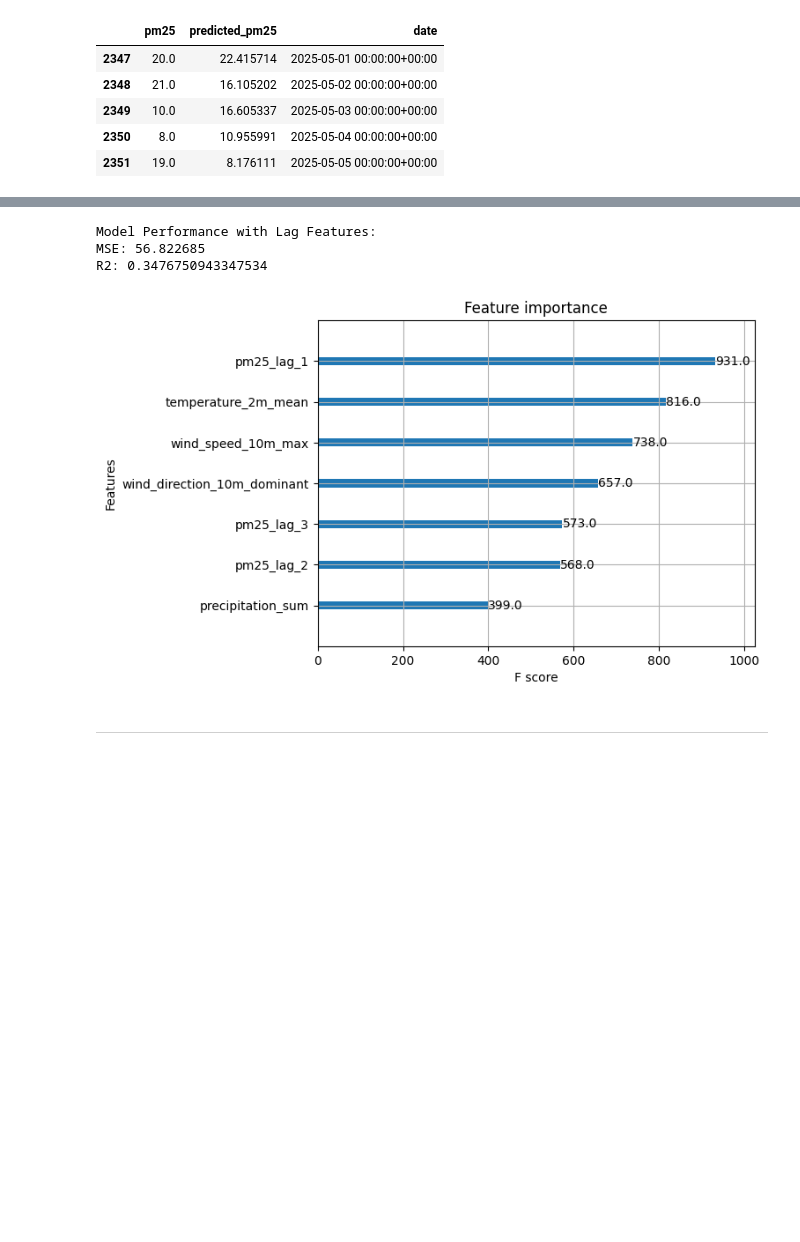
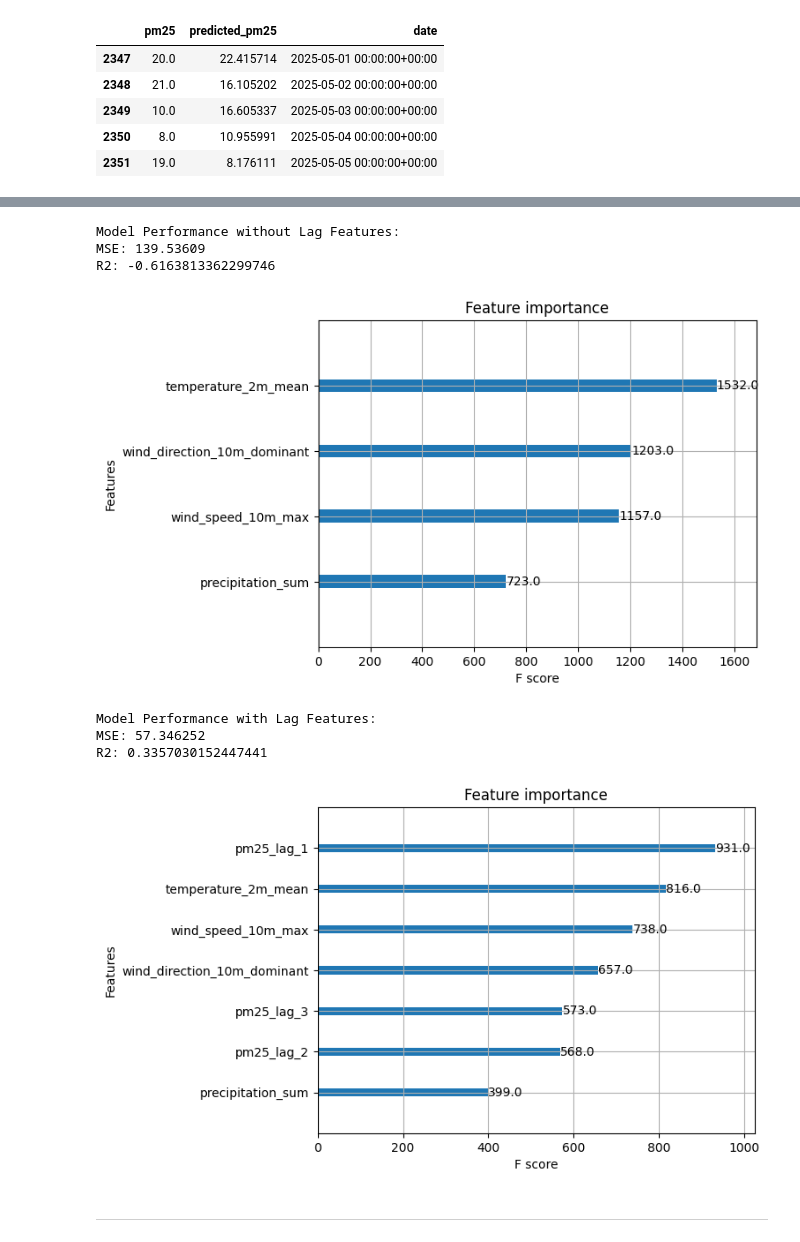
Before and after one commit to featurestorebook/mlfs-book, a Jupyter notebook: notebooks/airquality/3_air_quality_training_pipeline.ipynb, the cells around one changed output, grey strips where cells are left out. Cells and saved outputs as stored; diff of their text form; code cells hidden in the pictures; blank space fills up the shorter version.

```diff
--- a/notebooks/airquality/3_air_quality_training_pipeline.ipynb
+++ b/notebooks/airquality/3_air_quality_training_pipeline.ipynb
@@ -251,10 +316,19 @@ df.head(5)
 | 2351 | 19.0 | 8.176111 | 2025-05-05 00:00:00+00:00 |
 # %%
 # Creating a directory for the model artifacts if it doesn't exist
-model_dir = "air_quality_model"
-if not os.path.exists(model_dir):
-    os.mkdir(model_dir)
-images_dir = model_dir + "/images"
-if not os.path.exists(images_dir):
-    os.mkdir(images_dir)
+# ------- No LAG -------
+model_dir_no_lag = "air_quality_model_no_lag"
+if not os.path.exists(model_dir_no_lag):
+    os.mkdir(model_dir_no_lag)
+images_dir_no_lag = model_dir_no_lag + "/images"
+if not os.path.exists(images_dir_no_lag):
+    os.mkdir(images_dir_no_lag)
+
+# ------- LAG -------
+model_dir_lag = "air_quality_model_lag"
+if not os.path.exists(model_dir_lag):
+    os.mkdir(model_dir_lag)
+images_dir_lag = model_dir_lag + "/images"
+if not os.path.exists(images_dir_lag):
+    os.mkdir(images_dir_lag)
 # %%
@@ -266,20 +347,36 @@ plt.show()
 # %%
 # Plotting feature importances using the plot_importance function from XGBoost
 
+# ---------- NO LAG ------------
+# The model performance with lagged features.
+print(f"Model Performance without Lag Features:")
+print("MSE:", mse_no_lag)
+print("R2:", r2_no_lag)
+
+plot_importance(xgb_regressor_no_lag)
+feature_importance_path_no_lag = images_dir_no_lag + "/feature_importance_no_lag.png"
+plt.savefig(feature_importance_path_no_lag)
+plt.show()
+
+# ---------- LAG ------------
 # The model performance with lagged features.
 print(f"Model Performance with Lag Features:")
-print("MSE:", mse)
-print("R2:", r2)
+print("MSE:", mse_lag)
+print("R2:", r2_lag)
 
-plot_importance(xgb_regressor)
-feature_importance_path = images_dir + "/feature_importance.png"
-plt.savefig(feature_importance_path)
+plot_importance(xgb_regressor_lag)
+feature_importance_path_lag = images_dir_lag + "/feature_importance_lag.png"
+plt.savefig(feature_importance_path_lag)
 plt.show()
 # %% [output]
-Model Performance with Lag Features:
-MSE: 56.822685
-R2: 0.3476750943347534
+Model Performance without Lag Features:
+MSE: 139.53609
+R2: -0.6163813362299746
-[figure, old version]
+[figure, new version]
+Model Performance with Lag Features:
+MSE: 57.346252
+R2: 0.3357030152447441
+[figure, added]
 # %% [markdown]
 ---
 # %% [markdown]
```
Also changed, not shown: parts of 15 cells of this notebook, 15 other files.
